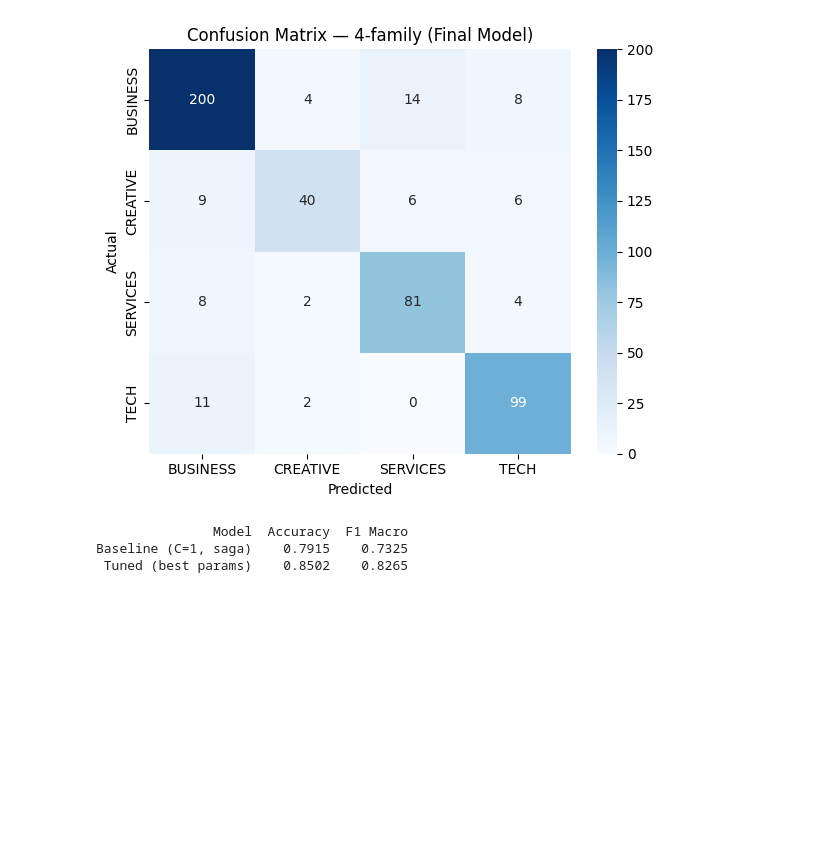
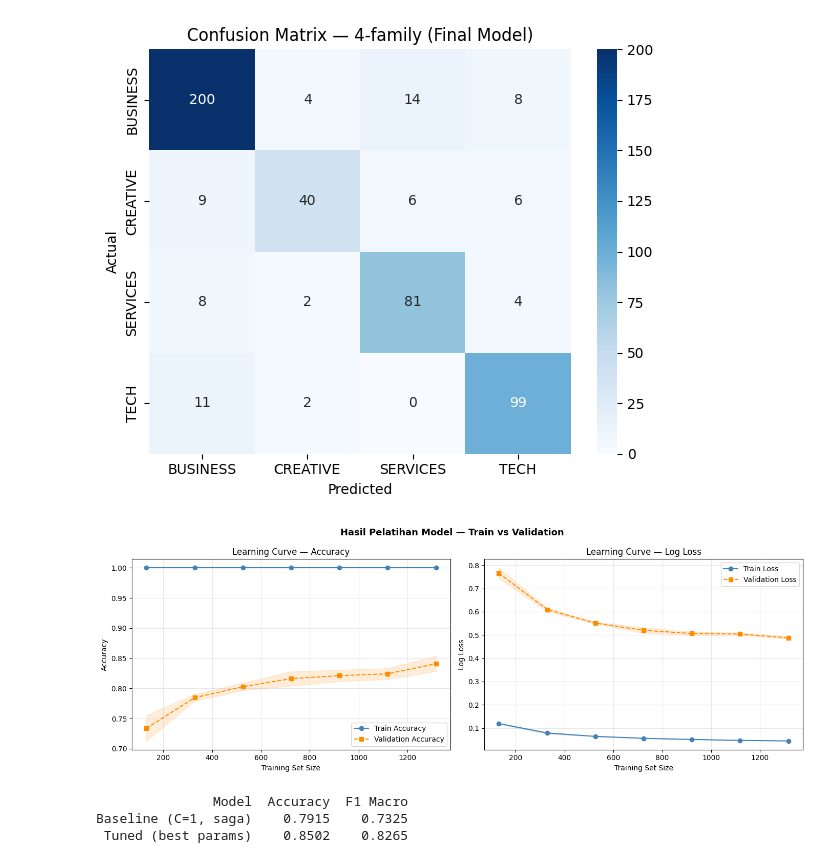
Before and after one commit to aqmarfayyaz/II4012_Tugas-Besar-G02, a Jupyter notebook: II4012_M01_G02_Modelling_LogReg.ipynb, the cells around one changed output. Saved outputs shown, nothing was run; the diff lists cells and outputs as text; code cells hidden in the pictures; blank space fills up the shorter version.

```diff
--- a/II4012_M01_G02_Modelling_LogReg.ipynb
+++ b/II4012_M01_G02_Modelling_LogReg.ipynb
@@ -221,3 +245,41 @@ plt.tight_layout(); plt.show()
+# %%
+fig, axes = plt.subplots(1, 2, figsize=(14, 5))
+
+# Plot Accuracy
+axes[0].plot(train_sizes, train_acc.mean(axis=1), "o-", label="Train Accuracy", color="steelblue")
+axes[0].fill_between(train_sizes,
+                     train_acc.mean(axis=1) - train_acc.std(axis=1),
+                     train_acc.mean(axis=1) + train_acc.std(axis=1), alpha=0.15, color="steelblue")
+axes[0].plot(train_sizes, val_acc.mean(axis=1), "s--", label="Validation Accuracy", color="darkorange")
+axes[0].fill_between(train_sizes,
+                     val_acc.mean(axis=1) - val_acc.std(axis=1),
+                     val_acc.mean(axis=1) + val_acc.std(axis=1), alpha=0.15, color="darkorange")
+axes[0].set_title("Learning Curve — Accuracy")
+axes[0].set_xlabel("Training Set Size")
+axes[0].set_ylabel("Accuracy")
+axes[0].legend(); axes[0].grid(alpha=0.3)
+
+# Plot Loss
+train_loss_pos = -train_loss
+val_loss_pos   = -val_loss
+axes[1].plot(train_sizes, train_loss_pos.mean(axis=1), "o-", label="Train Loss", color="steelblue")
+axes[1].fill_between(train_sizes,
+                     train_loss_pos.mean(axis=1) - train_loss_pos.std(axis=1),
+                     train_loss_pos.mean(axis=1) + train_loss_pos.std(axis=1), alpha=0.15, color="steelblue")
+axes[1].plot(train_sizes, val_loss_pos.mean(axis=1), "s--", label="Validation Loss", color="darkorange")
+axes[1].fill_between(train_sizes,
+                     val_loss_pos.mean(axis=1) - val_loss_pos.std(axis=1),
+                     val_loss_pos.mean(axis=1) + val_loss_pos.std(axis=1), alpha=0.15, color="darkorange")
+axes[1].set_title("Learning Curve — Log Loss")
+axes[1].set_xlabel("Training Set Size")
+axes[1].set_ylabel("Log Loss")
+axes[1].legend(); axes[1].grid(alpha=0.3)
+
+plt.suptitle("Hasil Pelatihan Model — Train vs Validation", fontsize=13, fontweight="bold")
+plt.tight_layout()
+plt.show()
+# %% [output]
+[figure, added]
 # %%
 summary = pd.DataFrame({
     "Model": [
```
Also changed, not shown: parts of 2 cells of this notebook, 1 other file.
